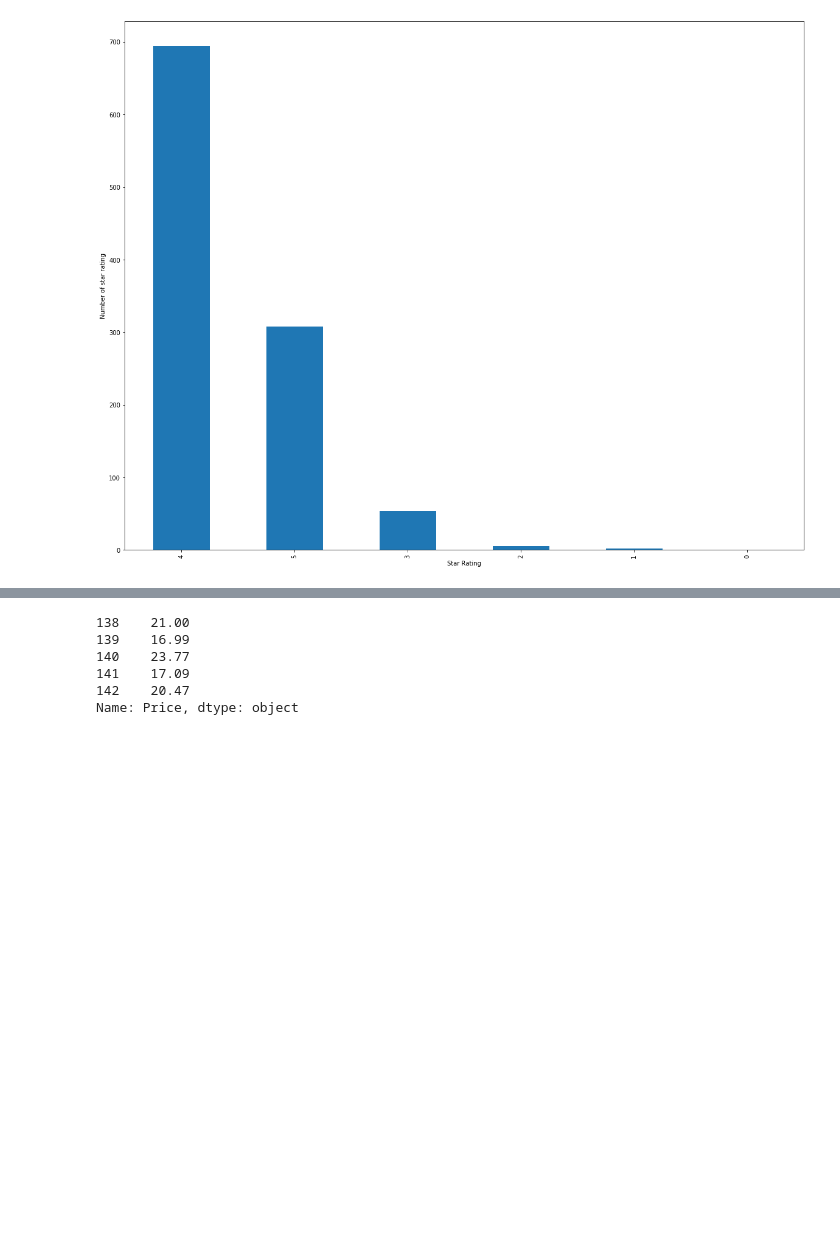
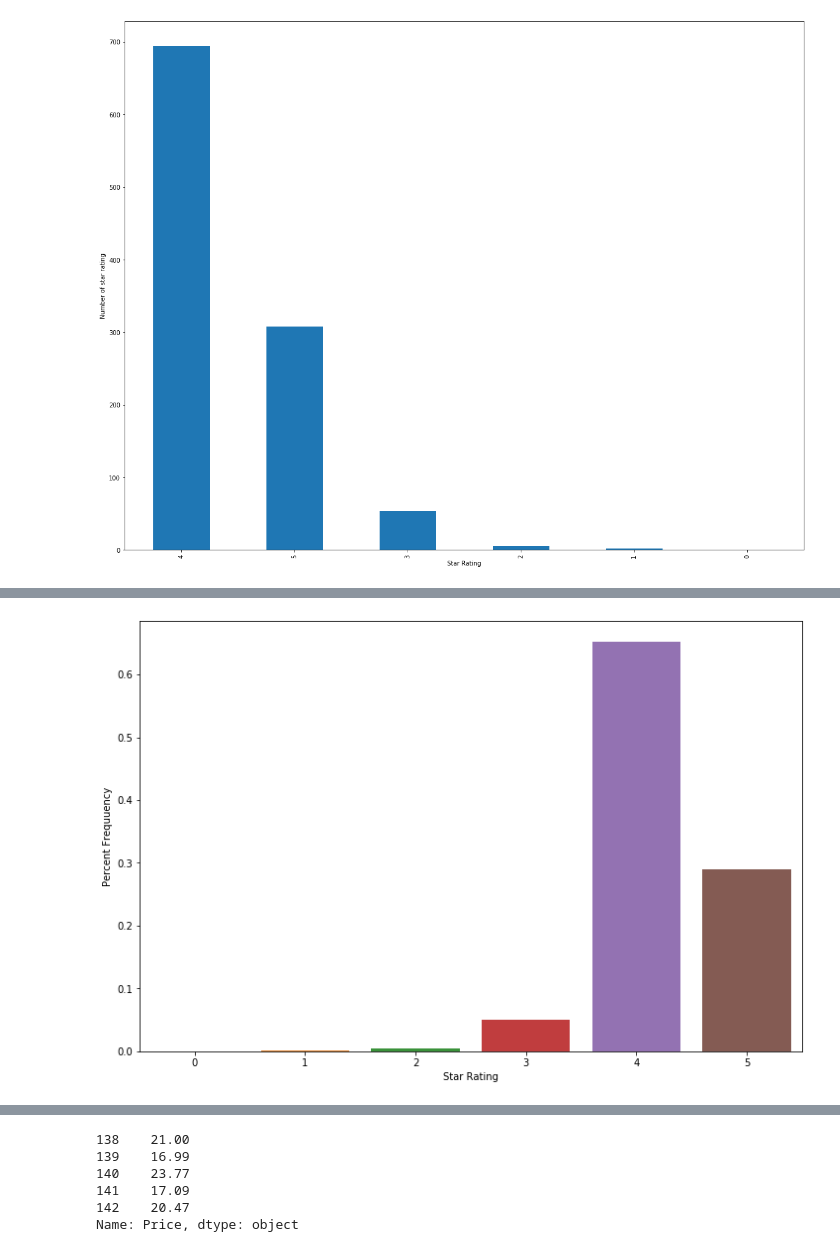
Before and after one commit to Richa-Vala/NYCWebscraping, a Jupyter notebook: NYCEDA.ipynb, the cells around one changed output, grey strips where cells are left out. Saved outputs shown, nothing was run; the diff lists cells and outputs as text; code cells hidden in the pictures; blank space fills up the shorter version.

Commit message:
EDA Visualization New Insights

```diff
--- a/NYCEDA.ipynb
+++ b/NYCEDA.ipynb
@@ -231,3 +458,0 @@ Text(0.5, 0, 'Star Rating')
-# %%
-# dropping URL and Publisher columns
-dfbook.drop(["Url", "Publisher","Star"], axis = 1, inplace = True)
@@ -242,0 +461,7 @@ dfbook.head()
+# %%
+# plot with percentage instead of count
+count_value =  dfbook['Starbin'].value_counts().to_frame()
+count_value.columns=['count']
+count_value.index.names=['Star Rating']
+count_value["percent"] = count_value['count']/sum(count_value['count'])
+count_value
@@ -242,0 +477,4 @@ dfbook.head()
+# %%
+count_value = count_value.sort_values(['percent']).reset_index()
+#pd_df = pd_df.sort_values(['Count']).reset_index(drop=True)
+count_value
@@ -243,3 +489,14 @@ dfbook.head()
+# %%
+# plot with percentage instead of count
+#sns.barplot(x='Id', y="Speed", data=df, order=result['Id'])
+
+plt.figure(figsize=(12,8))
+ax = sns.barplot(x = 'Star Rating', y = 'percent', data=count_value)
+ax.set(xlabel='Star Rating', ylabel='Percent Frequuency')
+
+plt.show()
+# %% [output]
+[figure, added]
 # %%
 dfbook['Price'].head()
 # %% [output]
```
Also changed, not shown: parts of 60 cells of this notebook.
